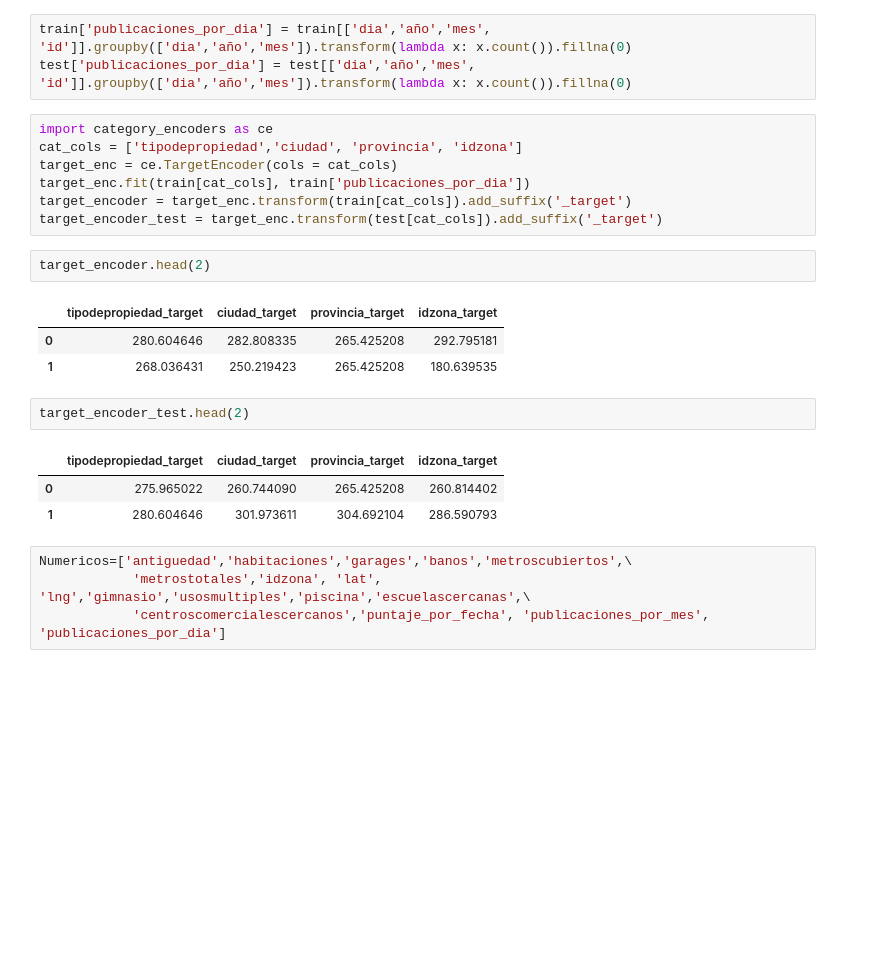
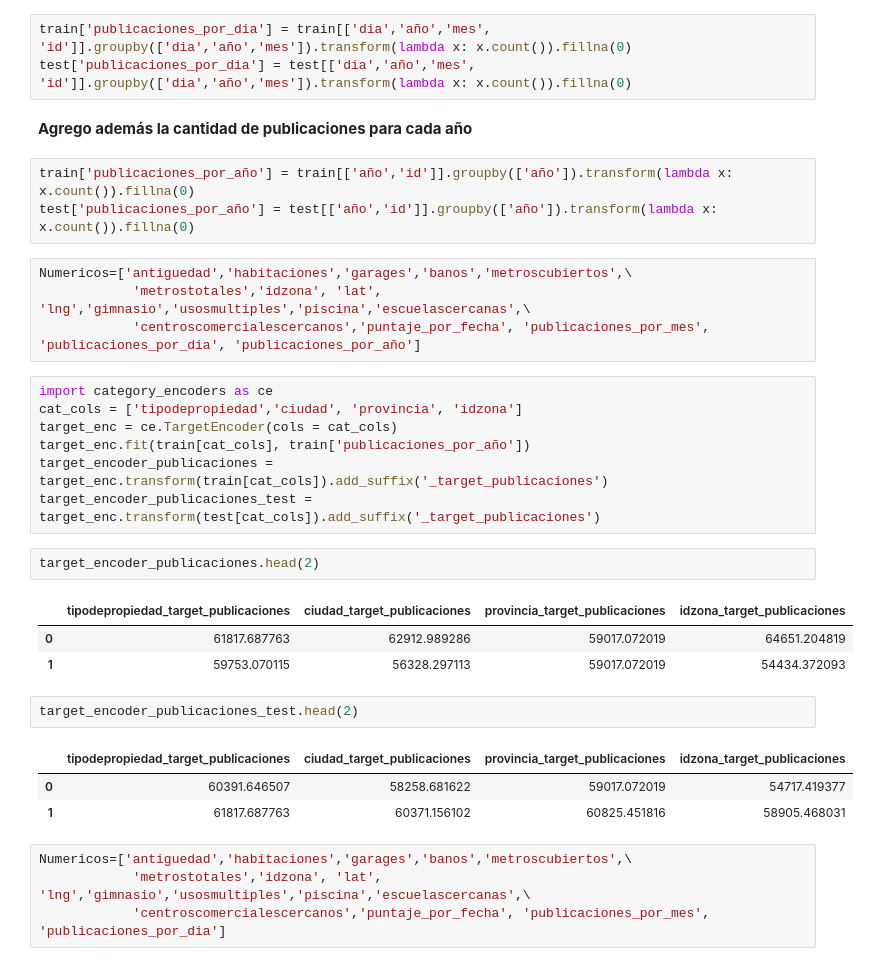
Before and after one commit to luctiz/Grupo43-TP2, a Jupyter notebook: TP2_Features_Soledad.ipynb, the cells around one changed output. Saved outputs shown, nothing was run; the diff lists cells and outputs as text; blank space fills up the shorter version.

```diff
--- a/TP2_Features_Soledad.ipynb
+++ b/TP2_Features_Soledad.ipynb
@@ -1381,25 +1385,34 @@ dummies_palabras_test=dummies_palabras_descr_test.join(dummies_palabras_titulo_t
 # %%
 train['publicaciones_por_dia'] = train[['dia','año','mes', 'id']].groupby(['dia','año','mes']).transform(lambda x: x.count()).fillna(0)
 test['publicaciones_por_dia'] = test[['dia','año','mes', 'id']].groupby(['dia','año','mes']).transform(lambda x: x.count()).fillna(0)
+# %% [markdown]
+**Agrego además la cantidad de publicaciones para cada año**
+# %%
+train['publicaciones_por_año'] = train[['año','id']].groupby(['año']).transform(lambda x: x.count()).fillna(0)
+test['publicaciones_por_año'] = test[['año','id']].groupby(['año']).transform(lambda x: x.count()).fillna(0)
+# %%
+Numericos=['antiguedad','habitaciones','garages','banos','metroscubiertos',\
+            'metrostotales','idzona', 'lat', 'lng','gimnasio','usosmultiples','piscina','escuelascercanas',\
+            'centroscomercialescercanos','puntaje_por_fecha', 'publicaciones_por_mes', 'publicaciones_por_dia', 'publicaciones_por_año']
 # %%
 import category_encoders as ce
 cat_cols = ['tipodepropiedad','ciudad', 'provincia', 'idzona']
 target_enc = ce.TargetEncoder(cols = cat_cols)
-target_enc.fit(train[cat_cols], train['publicaciones_por_dia'])
-target_encoder = target_enc.transform(train[cat_cols]).add_suffix('_target')
-target_encoder_test = target_enc.transform(test[cat_cols]).add_suffix('_target')
+target_enc.fit(train[cat_cols], train['publicaciones_por_año'])
+target_encoder_publicaciones = target_enc.transform(train[cat_cols]).add_suffix('_target_publicaciones')
+target_encoder_publicaciones_test = target_enc.transform(test[cat_cols]).add_suffix('_target_publicaciones')
 # %%
-target_encoder.head(2)
+target_encoder_publicaciones.head(2)
 # %% [output]
-|  | tipodepropiedad_target | ciudad_target | provincia_target | idzona_target |
-| 0 | 280.604646 | 282.808335 | 265.425208 | 292.795181 |
-| 1 | 268.036431 | 250.219423 | 265.425208 | 180.639535 |
+|  | tipodepropiedad_target_publicaciones | ciudad_target_publicaciones | provincia_target_publicaciones | idzona_target_publicaciones |
+| 0 | 61817.687763 | 62912.989286 | 59017.072019 | 64651.204819 |
+| 1 | 59753.070115 | 56328.297113 | 59017.072019 | 54434.372093 |
 # %%
-target_encoder_test.head(2)
+target_encoder_publicaciones_test.head(2)
 # %% [output]
-|  | tipodepropiedad_target | ciudad_target | provincia_target | idzona_target |
-| 0 | 275.965022 | 260.744090 | 265.425208 | 260.814402 |
-| 1 | 280.604646 | 301.973611 | 304.692104 | 286.590793 |
+|  | tipodepropiedad_target_publicaciones | ciudad_target_publicaciones | provincia_target_publicaciones | idzona_target_publicaciones |
+| 0 | 60391.646507 | 58258.681622 | 59017.072019 | 54717.419377 |
+| 1 | 61817.687763 | 60371.156102 | 60825.451816 | 58905.468031 |
 # %%
 Numericos=['antiguedad','habitaciones','garages','banos','metroscubiertos',\
             'metrostotales','idzona', 'lat', 'lng','gimnasio','usosmultiples','piscina','escuelascercanas',\
```
Also changed, not shown: parts of 29 cells of this notebook.
